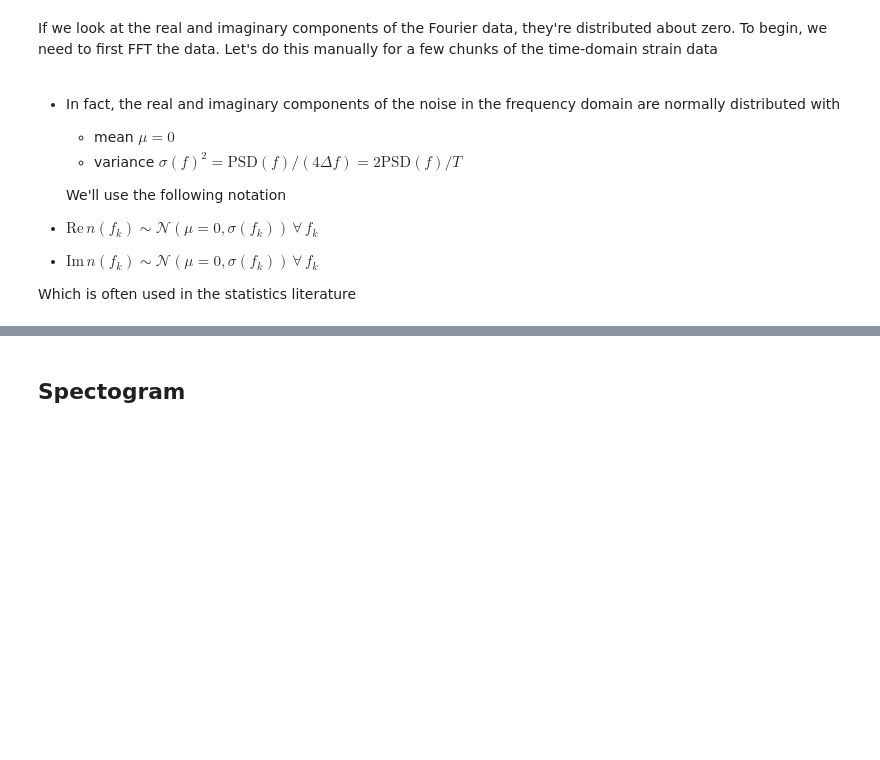
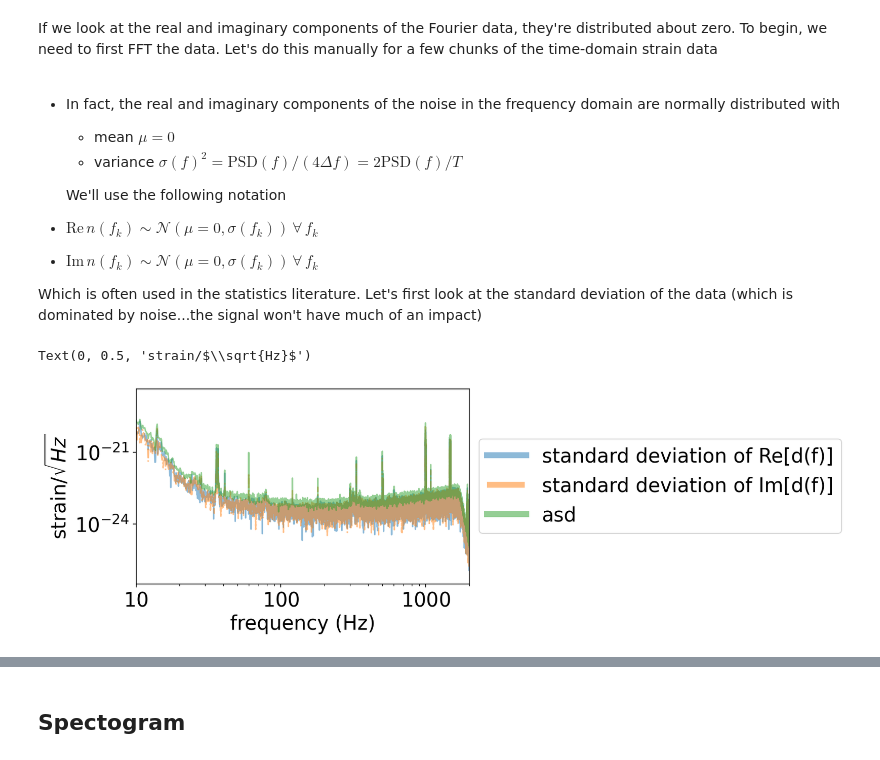
Before and after one commit to rory-smith/Lectures-on-inference-in-GW-astronomy, a Jupyter notebook: Lecture_1_Intro_to_LIGO_data_and_signals_adelaide.ipynb, the cells around one changed output, grey strips where cells are left out. Cells and saved outputs as stored; diff of their text form; code cells hidden in the pictures; blank space fills up the shorter version.

```diff
--- a/Lecture_1_Intro_to_LIGO_data_and_signals_adelaide.ipynb
+++ b/Lecture_1_Intro_to_LIGO_data_and_signals_adelaide.ipynb
@@ -408,22 +408,22 @@ The PSD and ASD are useful quantities for two reasons. First, the can be compute
 If we look at the real and imaginary components of the Fourier data, they're distributed about zero. To begin, we need to first FFT the data. Let's do this manually for a few chunks of the time-domain strain data
 # %%
 #this splits the data into chunks
-chunk_up_data = lambda A, n=int(1024): [A[i:i+n] for i in range(0, len(A), n)]
+chunk_up_data = lambda A, n=int(1024*32): [A[i:i+n] for i in range(0, len(A), n)]
 
 strain_chunks = chunk_up_data(strain)
 
 T = len(strain_chunks[0])*strain.dt
 df = 1/T # frequency resolution (from Nyquist theorem)
 
-window = signal.windows.tukey(len(strain_chunks[0]))
+window = signal.windows.tukey(len(strain_chunks[0]),alpha=0.1)
 
 T = len(strain_chunks[0])*strain.dt
 df = 1/T # frequency resolution (from Nyquist theorem)
 window = signal.windows.tukey(len(strain_chunks[0]))
-_FT = np.array([np.fft.rfft(strain_chunks[i]*window) for i in range(len(strain_chunks))])/(len(strain)*df)
-# NOTE: The scaling by (len(strain)*df) is because of how numpy normalizes its
-# FFT and inverse FFT
-#20/delta f
+_FT = np.array([np.fft.rfft(strain_chunks[i]*window) for i in range(len(strain_chunks))])/(len(strain)*df.value)
+# NOTE: The scaling by (len(strain)*df) is because of how numpy normalizes its FFT and inverse FFT
+f_max = 1/(2*strain.dt)
+fseries = np.arange(0,f_max.value+df.value,df.value)
 # %% [markdown]
 * In fact, the real and imaginary components of the noise in the frequency domain are normally distributed with
 
@@ -435,4 +435,22 @@ _FT = np.array([np.fft.rfft(strain_chunks[i]*window) for i in range(len(strain_c
 * $\text{Re}\, n(f_k) \sim \mathcal{N}(\mu=0,\sigma(f_k)) \,\forall\, f_k $
 * $\text{Im}\, n(f_k) \sim \mathcal{N}(\mu=0,\sigma(f_k)) \,\forall\, f_k $
 
-Which is often used in the statistics literature
+Which is often used in the statistics literature. Let's first look at the standard deviation of the data (which is dominated by noise...the signal won't have much of an impact)
+# %%
+var_real = np.var(_FT.real,axis=0)
+var_imag =  np.var(_FT.imag,axis=0)
+
+#try shortening data to see how off diagonals grow
+plt.loglog(fseries,var_real**0.5/(4*df),alpha=0.5,label='standard deviation of Re[d(f)]')
+plt.loglog(fseries,var_imag**0.5/(4*df),alpha=0.5,label='standard deviation of Im[d(f)]',\
+           linestyle='-.')
+
+plt.loglog(fseries, asd, alpha=0.5,label='asd')
+plt.legend(loc='center left', bbox_to_anchor=(1, 0.5))
+plt.xlim(10,2000)
+
+plt.xlabel("frequency (Hz)")
+plt.ylabel("strain/$\sqrt{Hz}$")
+# %% [output]
+Text(0, 0.5, 'strain/$\\sqrt{Hz}$')
+[figure, added]
```
Also changed, not shown: parts of 5 cells of this notebook.
